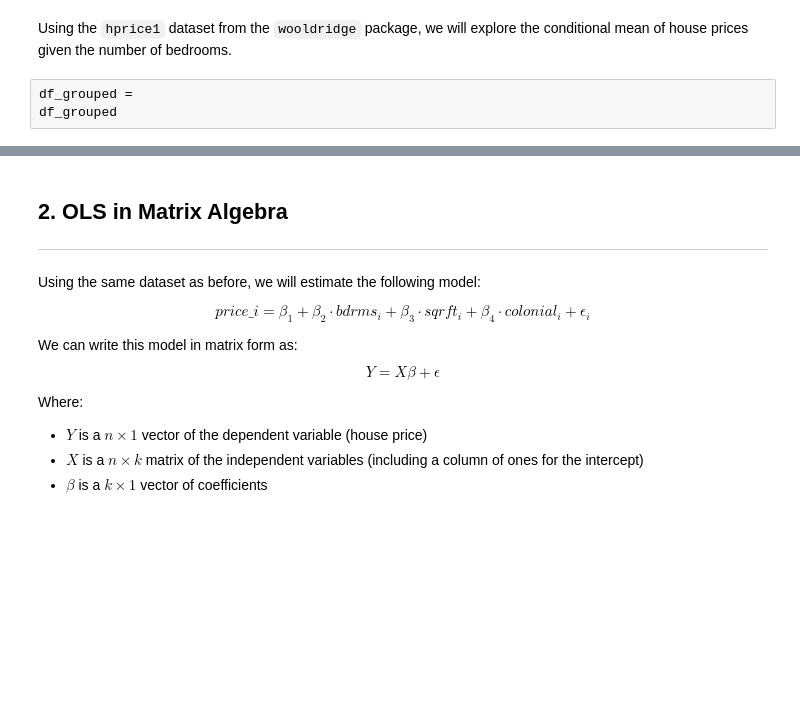
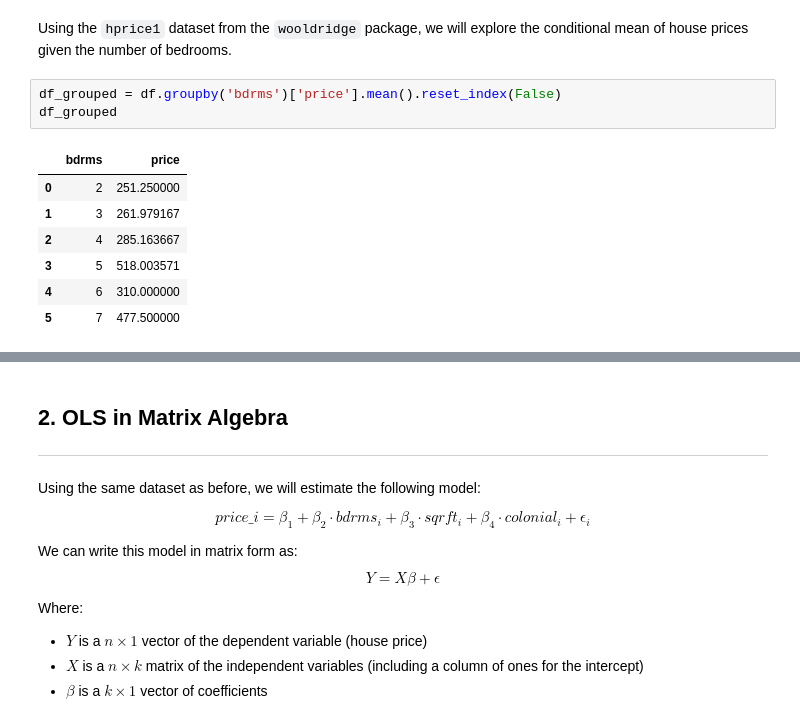
Before and after one commit to luciasauer/bse_econometrics, a Jupyter notebook: TA2/TA2.ipynb, the cells around one changed output, grey strips where cells are left out. Saved outputs shown, nothing was run; the diff lists cells and outputs as text; blank space fills up the shorter version.

```diff
--- a/TA2/TA2.ipynb
+++ b/TA2/TA2.ipynb
@@ -46,8 +67,16 @@ _ = bse_style.apply()
 ----
 # %% [markdown]
 Using the `hprice1` dataset from the `wooldridge` package, we will explore the conditional mean of house prices given the number of bedrooms.
-# %%
-df_grouped =
-df_grouped
+# %%
+df_grouped = df.groupby('bdrms')['price'].mean().reset_index(False)
+df_grouped
+# %% [output]
+|  | bdrms | price |
+| 0 | 2 | 251.250000 |
+| 1 | 3 | 261.979167 |
+| 2 | 4 | 285.163667 |
+| 3 | 5 | 518.003571 |
+| 4 | 6 | 310.000000 |
+| 5 | 7 | 477.500000 |
 # %%
 fig, ax = plt.subplots(figsize=(9, 4.2))
```
Also changed, not shown: parts of 23 cells of this notebook.
